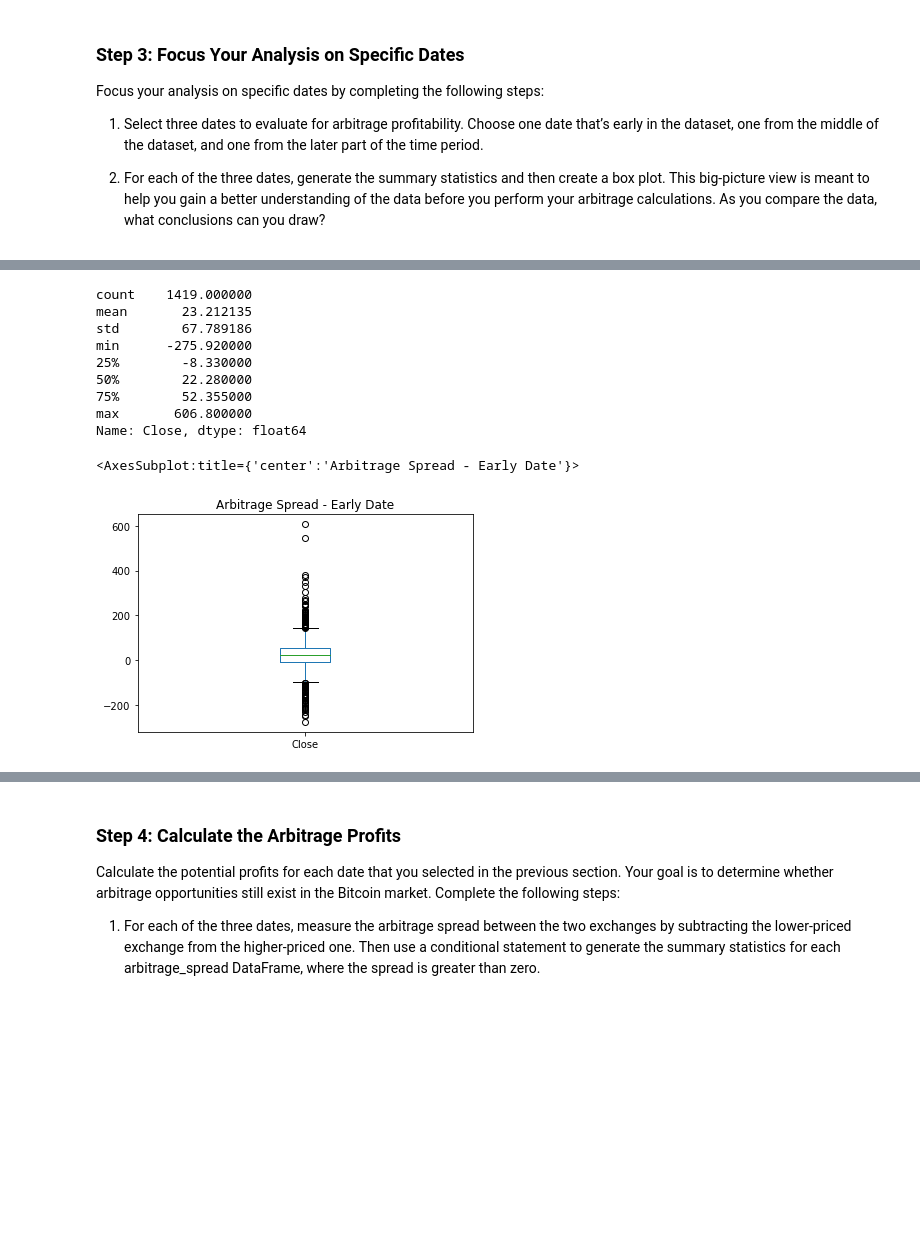
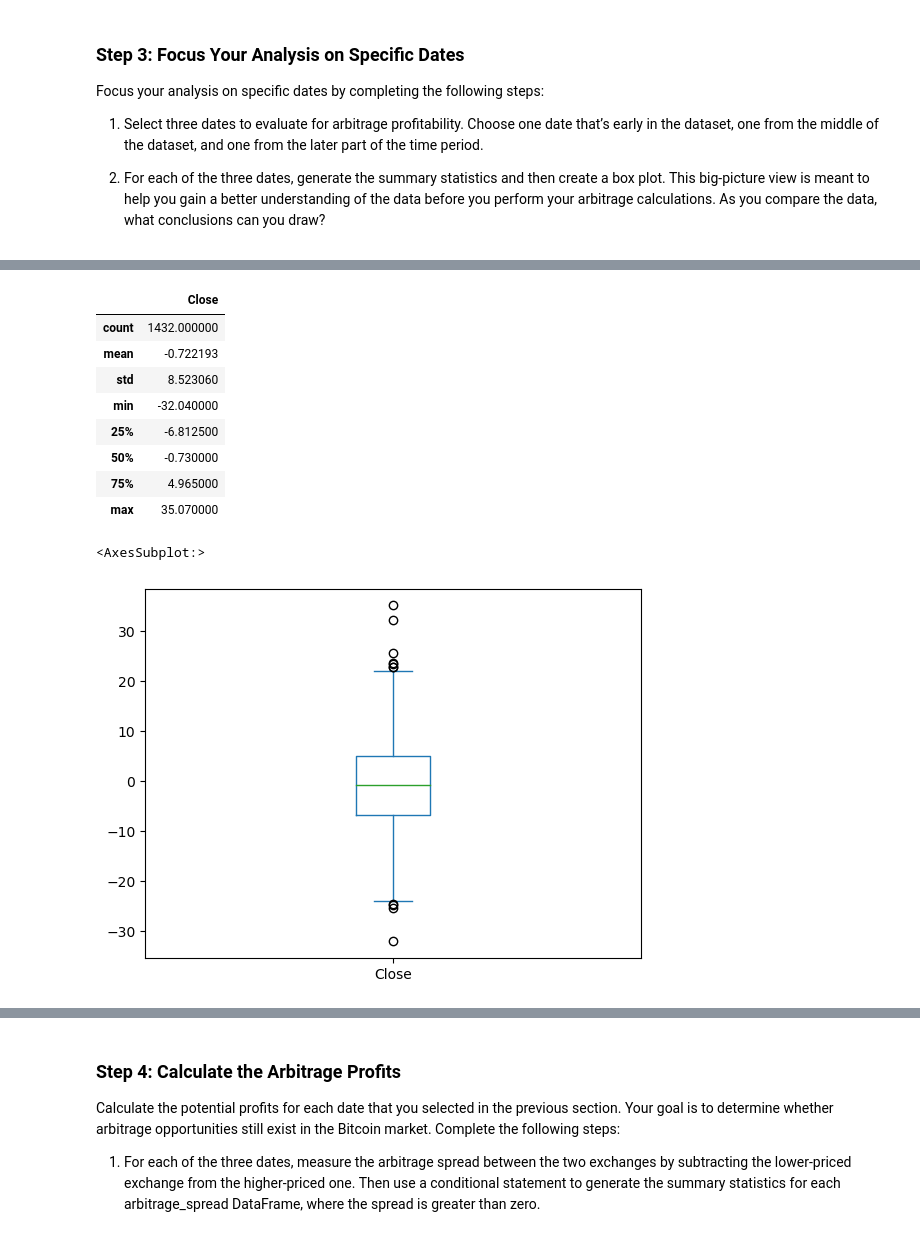
Before and after one commit to Tmccoy22/bitcoin_challenge, a Jupyter notebook: crypto_arbitrage.ipynb, the cells around one changed output, grey strips where cells are left out. Drawn from its saved outputs; the diff is of its cells as text; code cells hidden in the pictures; blank space fills up the shorter version.

```diff
--- a/crypto_arbitrage.ipynb
+++ b/crypto_arbitrage.ipynb
@@ -189,8 +189,8 @@ USD Volume        float64
 Weighted Price    float64
 dtype: object
 # %%
-coinbase_df.loc[:, "Close"] = coinbase_df.loc[:, "Close"].astype("float")
-coinbase_df.dtypes
+coinbase.loc[:, "Close"] = coinbase.loc[:, "Close"].astype("float")
+coinbase.dtypes
 # %% [output]
 Open              float64
 High              float64
@@ -236,8 +240,8 @@ Select the data you want to analyze. Use `loc` or `iloc` to select the following
 
 * Close
 # %%
-# Use loc or iloc to select `Timestamp (the index)` and `Close` from bitstamp DataFrame
-bitstamp_sliced = bitstamp_df.loc[:, "Close"]
+# Use loc or iloc to select `Timestamp (the index)` and `Close` from bitsta
+bitstamp_sliced = bitstamp.iloc[:, [3]]
 
 # Review the first five rows of the DataFrame
 bitstamp_sliced.head()
@@ -252,6 +256,6 @@ Name: Close, dtype: float64
 # %%
 # Use loc or iloc to select `Timestamp (the index)` and `Close` from coinbase DataFrame
-coinbase_sliced = coinbase_df.loc[:, "Close"]
+coinbase_sliced = coinbase.iloc[:, [3]]
 
 # Review the first five rows of the DataFrame
 coinbase_sliced.head()
@@ -361,23 +433,23 @@ Focus your analysis on specific dates by completing the following steps:
 # %%
-# Using the early date that you have selected, calculate the arbitrage spread
+# Using the date from the late that you have selected, calculate the arbitrage spread
 # by subtracting the bitstamp lower closing prices from the coinbase higher closing prices
-arbitrage_spread_early = # YOUR CODE HERE
+arbitrage_spread_late = coinbase_sliced.loc['2018-03-26'] - bitstamp_sliced.loc['2018-03-26']
 
-# Generate summary statistics for the early DataFrame
-# YOUR CODE HERE
+# Generate summary statistics for the late DataFrame
+arbitrage_spread_late.describe()
 # %% [output]
-count    1419.000000
-mean       23.212135
-std        67.789186
-min      -275.920000
-25%        -8.330000
-50%        22.280000
-75%        52.355000
-max       606.800000
-Name: Close, dtype: float64
+|  | Close |
+| count | 1432.000000 |
+| mean | -0.722193 |
+| std | 8.523060 |
+| min | -32.040000 |
+| 25% | -6.812500 |
+| 50% | -0.730000 |
+| 75% | 4.965000 |
+| max | 35.070000 |
 # %%
-# Visualize the arbitrage spread from early in the dataset in a box plot
-# YOUR CODE HERE
+# Visualize the arbitrage spread from late in the dataset in a box plot
+arbitrage_spread_late.plot(kind = "box")
 # %% [output]
-<AxesSubplot:title={'center':'Arbitrage Spread - Early Date'}>
+<AxesSubplot:>
-[figure, old version]
+[figure, new version]
```
Also changed, not shown: parts of 66 cells of this notebook, 3 other files.
